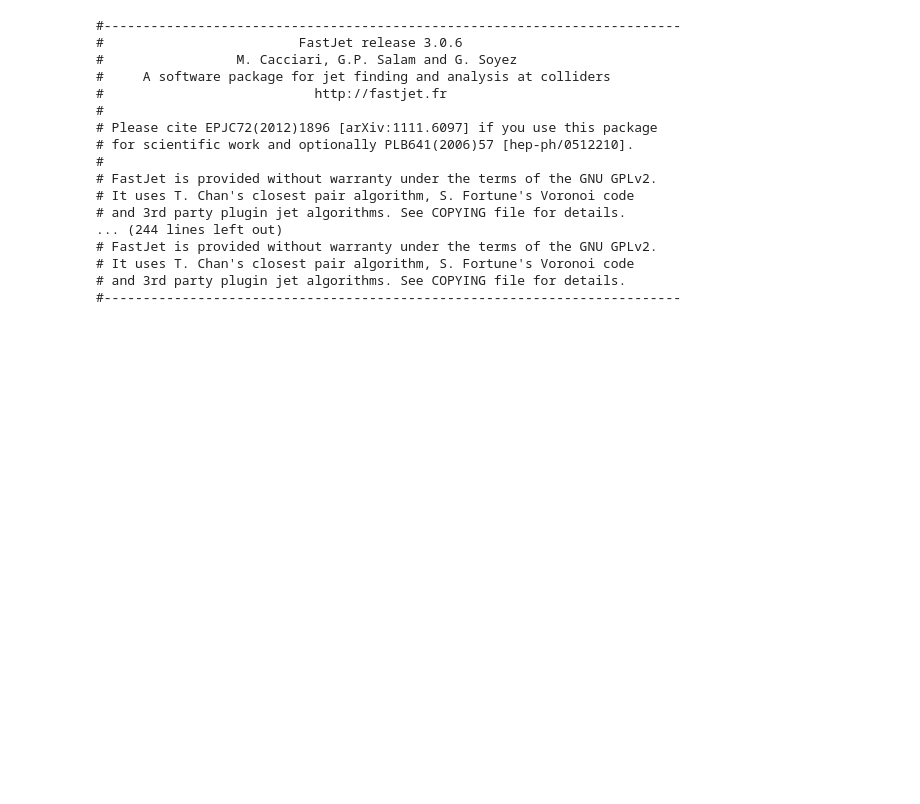
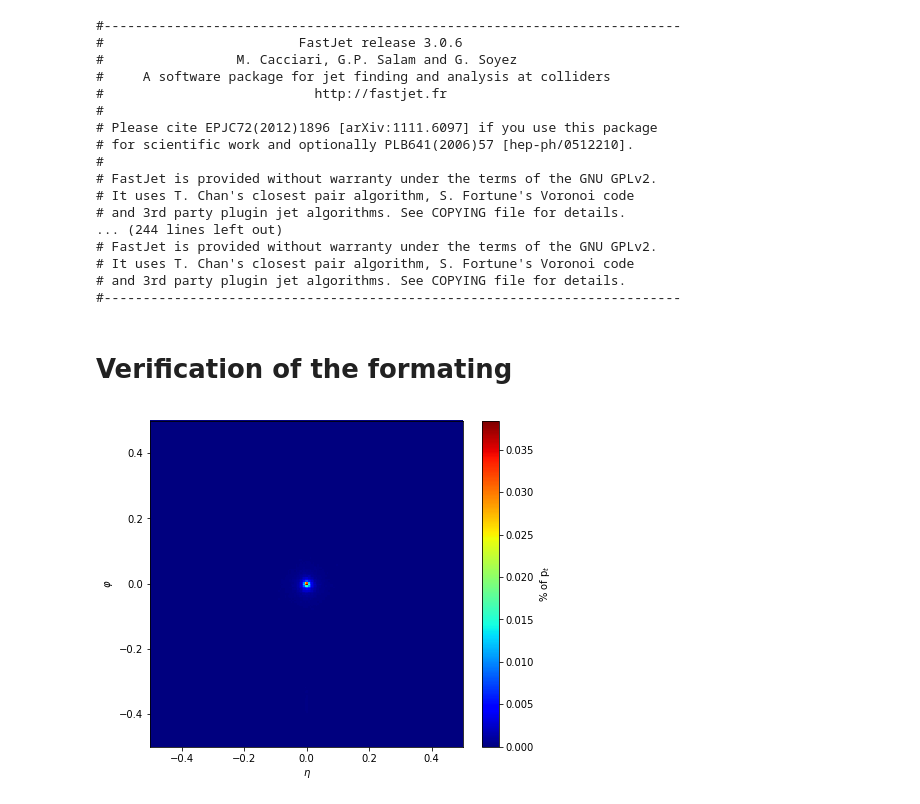
Before and after one commit to cbernet/recnn, a Jupyter notebook: notebooks/FullNotebook.ipynb, the cells around one changed output. Drawn from its saved outputs; the diff is of its cells as text; code cells hidden in the pictures; blank space fills up the shorter version.

Commit message:
Added some figures to the FullNotebook, and started debugging the weird pavement shape

```diff
--- a/notebooks/FullNotebook.ipynb
+++ b/notebooks/FullNotebook.ipynb
@@ -499,3 +498,42 @@ fd.close()
 # It uses T. Chan's closest pair algorithm, S. Fortune's Voronoi code
 # and 3rd party plugin jet algorithms. See COPYING file for details.
 #--------------------------------------------------------------------------
+# %% [markdown]
+# Verification of the formating
+# %%
+fd = open(f+"_anti-kt_test.pickle", "rb")
+X, y = pickle.load(fd)
+fd.close()
+
+import matplotlib.pyplot as plt
+from matplotlib.colors import LogNorm
+
+plt.rcParams["figure.figsize"] = (7,6)
+# %%
+#For tau
+
+a1 = []
+w1=[]
+for i,j in enumerate(X):
+    constituents = j["content"][j["tree"][:, 0] == -1]
+    if y[i]==1:
+        a1.append(np.array([[LorentzVector(c).eta(),
+                            LorentzVector(c).phi()] for c in constituents]))
+        w1.append([LorentzVector(c).pt() for c in constituents])
+w1 = [item for sublist in w1 for item in sublist]
+
+w1=np.array(w1)/sum(w1)
+a1 = np.vstack(a1)
+# %%
+plt.close()
+t=plt.hist2d(a1[:, 0], a1[:, 1], range=[(-0.5,0.5), (-0.5,0.5)],
+           bins=200,  cmap=plt.cm.jet,weights=w1)
+cbar = plt.colorbar()
+#cbar.ax.set_yticklabels((np.array(cbar.get_ticks())*100/max(cbar.get_ticks())).astype(int))
+plt.xlabel(r'$\eta$')
+plt.ylabel(r'$\varphi$')
+cbar.set_label(r'% of p$_t$')
+#plt.savefig('tau_pfd_zoom.png',dpi=600, transparent=True)
+plt.show()
+# %% [output]
+[figure, added]
```
Also changed, not shown: parts of 6 cells of this notebook, 1 other file.
